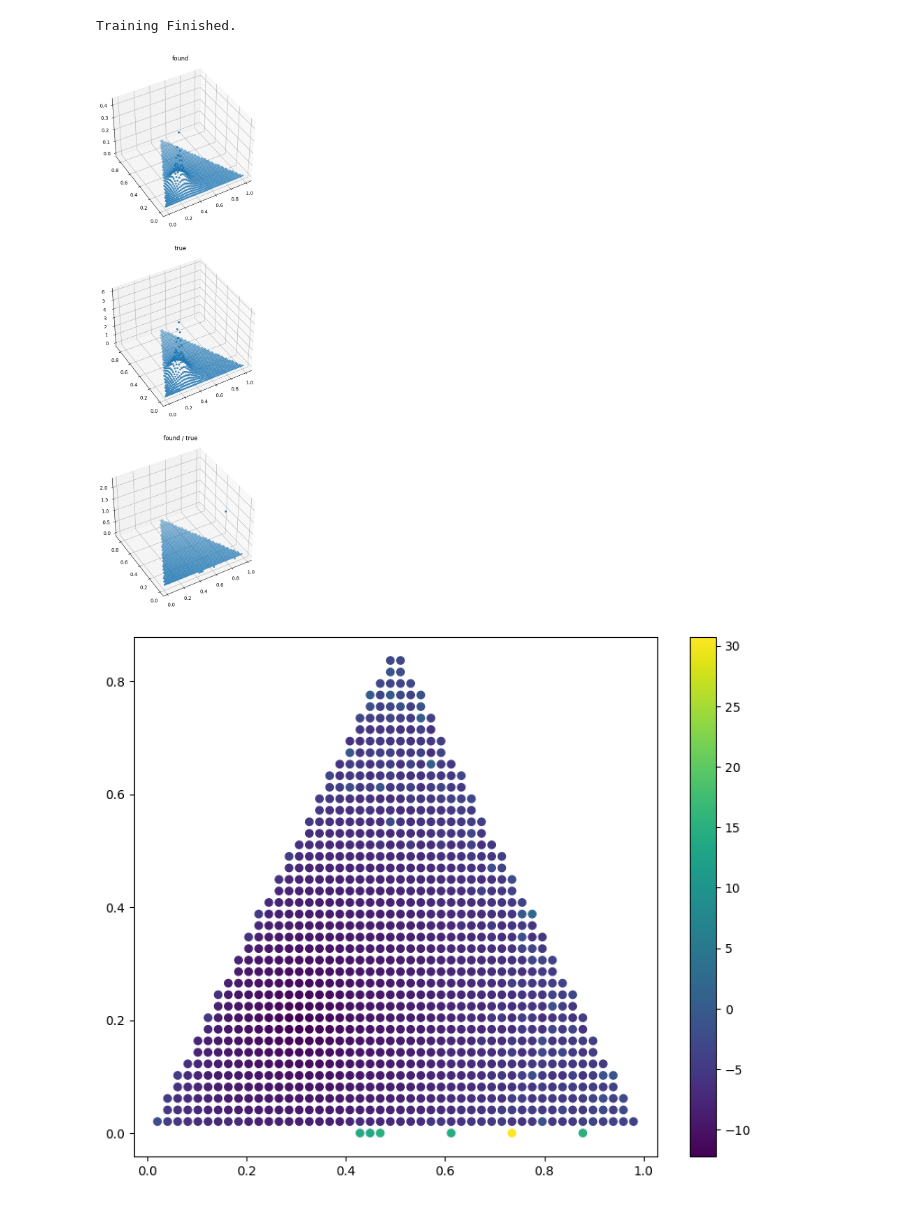
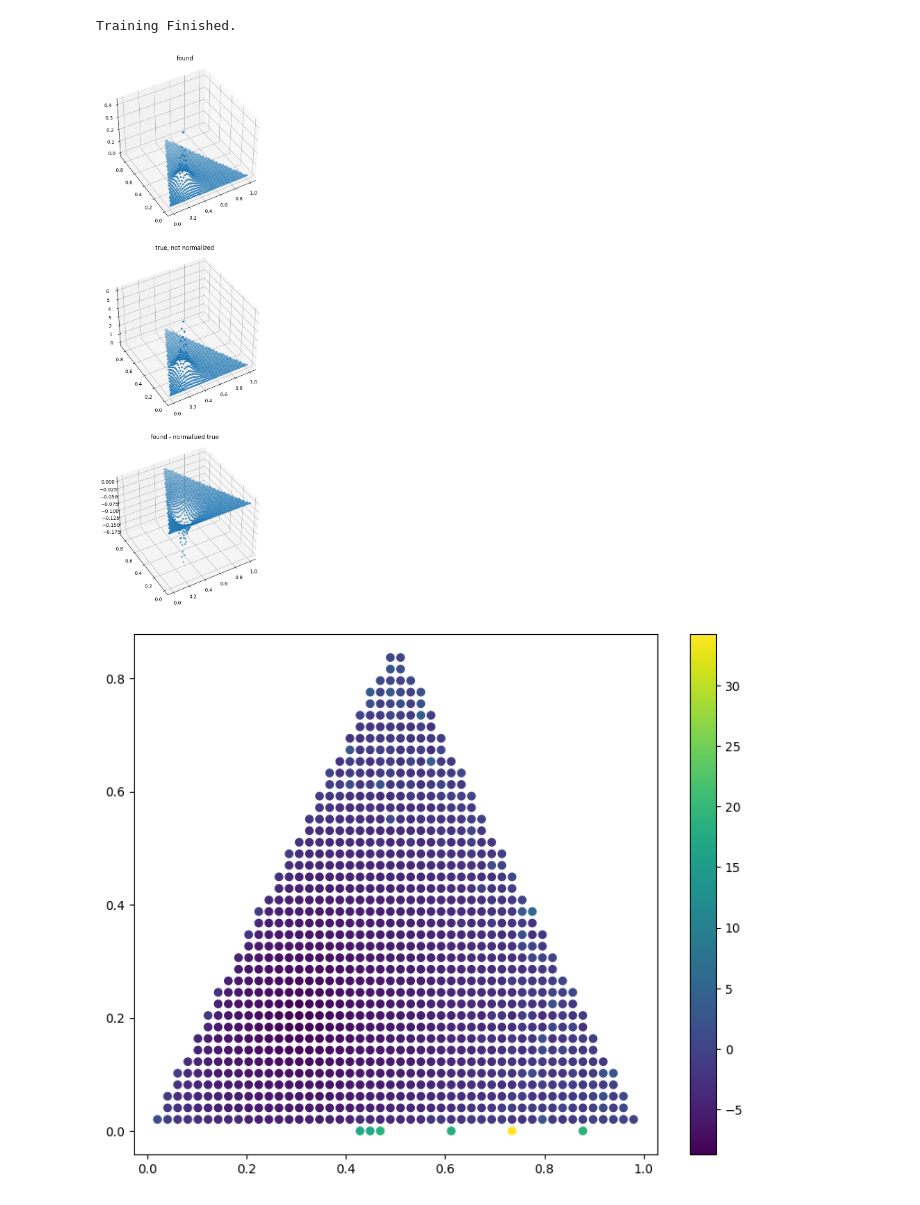
Before and after one commit to xx257xx/KIAS-AI-GROUP-7, a Jupyter notebook: Deep_Ritz_tutorial.ipynb, the cells around one changed output. Cells and saved outputs as stored; diff of their text form; code cells hidden in the pictures.

```diff
--- a/Deep_Ritz_tutorial.ipynb
+++ b/Deep_Ritz_tutorial.ipynb
@@ -414,6 +425,23 @@ def true_green_triangle(x, y, x_2, y_2):
         valuee = valuee - exp_mn(x, y, m, m-n)
         return valuee
 
+    def eigenfunction_triangle_norm(m, n):
+        int_grid_size = 200
+        Nxxx = grid_size                                                   # Number of samples
+        Nyyy = grid_size                                                   # Number of samples
+        xxx = torch.linspace(0, 1, Nxxx)                             # Input data for x (N x 1)
+        yyy = torch.linspace(0, 1, Nyyy)                             # Input data for y (N x 1)
+        xxxyyy = torch.meshgrid(xxx, yyy)
+        xxxyyy_cartesian = torch.cat([xxxyyy[0].reshape(-1,1), xxxyyy[1].reshape(-1,1)],dim=1)
+        logicalvalue = torch.logical_and(xxxyyy_cartesian[:,0] >= 0, xxxyyy_cartesian[:,1] <= xxxyyy_cartesian[:,0]*sqrt3)
+        logicalvalue = torch.logical_and(logicalvalue, xxxyyy_cartesian[:,1] <= (1 - xxxyyy_cartesian[:,0])*sqrt3)
+        xxxyyy_grid = xxxyyy_cartesian[logicalvalue]
+        integrand = eigenfunction_triangle(xxx, yyy, m, n)*torch.conj(eigenfunction_triangle(xxx, yyy, m, n))
+        return torch.sqrt(integrand.mean())
+
+    def eigenfunction_triangle_normalized(x, y, m, n):
+        return eigenfunction_triangle(x, y, m, n)/eigenfunction_triangle_norm(m, n)
+
     def eigenvalue_triangle(m, n):
         return 16/27*torch.pi*torch.pi*(m*m + n*n - m*n) + k*k
 
@@ -483,33 +511,34 @@ pred = network(xy_grid)
 # %%
 sizeparam = 20
 fig = plt.figure(figsize=(sizeparam*3,sizeparam))
 
 
 zz = pred.cpu().detach()
 g0 = green_no_boundary(xy_grid[:,0].cpu().detach(), xy_grid[:,1].cpu().detach(), x_2, y_2).view(-1,1)
 
 ax = fig.add_subplot(311, projection='3d')
 ax.view_init(elev=40., azim=-120)
 ax.set_title("found")
 ax.scatter(xy_grid[:,0].cpu().detach(), xy_grid[:,1].cpu().detach(), g0 - zz, s=10)
 
-
 ax = fig.add_subplot(312, projection='3d')
 ax.view_init(elev=40., azim=-120)
-ax.set_title("true")
+ax.set_title("true, not normalized")
 ax.scatter(xy_grid[:,0].cpu().detach(), xy_grid[:,1].cpu().detach(), true_triangle, s=10)
+
+
 
 ax = fig.add_subplot(313, projection='3d')
 ax.view_init(elev=40., azim=-120)
-ax.set_title("found / true")
-ax.scatter(xy_grid[:,0].cpu().detach(), xy_grid[:,1].cpu().detach(), ((g0 - zz)[0] / true_triangle), s=10)
+ax.set_title("found - normalized true")
+ax.scatter(xy_grid[:,0].cpu().detach(), xy_grid[:,1].cpu().detach(), ((g0 - zz)[0] - true_triangle*0.03), s=10)
 
 sizeparam = 3*Nx/20
 plt.figure(figsize=(1.25*sizeparam,sizeparam))
 
-plt.scatter(xy_grid[:,0].cpu().detach(), xy_grid[:,1].cpu().detach(), c = torch.log(torch.abs((g0 - zz)[0] / true_triangle)))
+plt.scatter(xy_grid[:,0].cpu().detach(), xy_grid[:,1].cpu().detach(), c = torch.log(torch.abs((g0 - zz)[0] / true_triangle*coeff)))
 plt.colorbar()
 plt.show()
 # %% [output]
-[figure, old version]
+[figure, new version]
-[figure, old version]
+[figure, new version]
```
Also changed, not shown: parts of 6 cells of this notebook.
